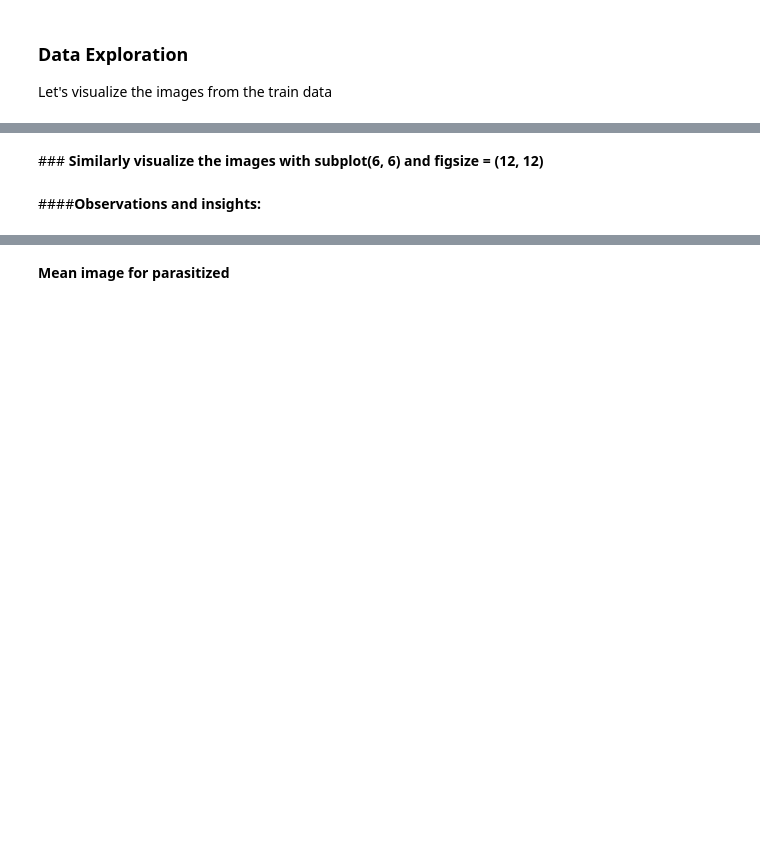
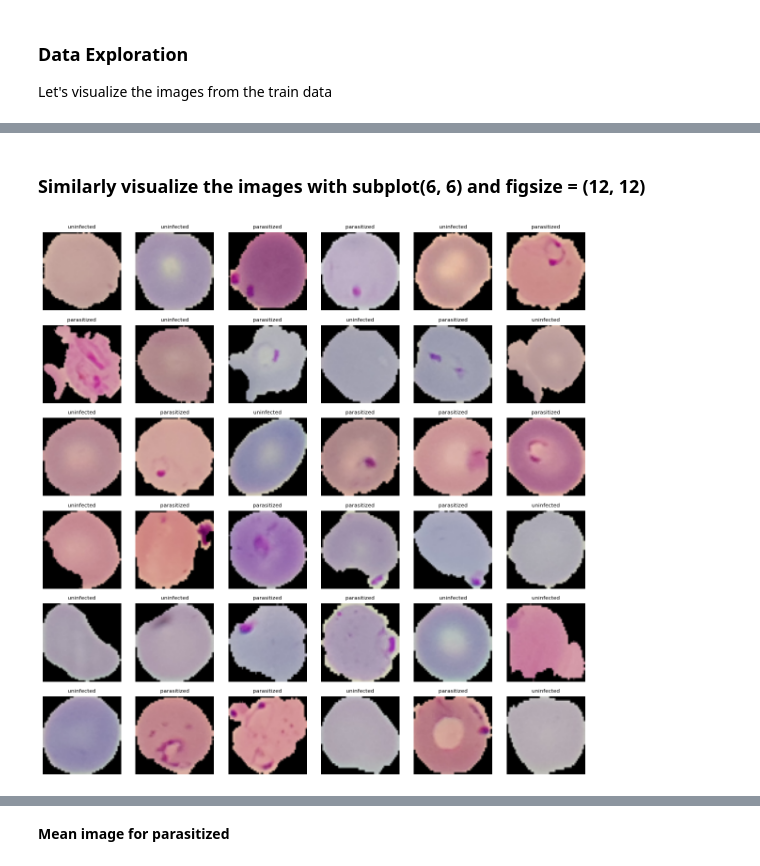
Before and after one commit to jasreman8/Malaria-Detection-Project, a Jupyter notebook: Malaria_Detection.ipynb, the cells around one changed output, grey strips where cells are left out. Saved outputs shown, nothing was run; the diff lists cells and outputs as text; code cells hidden in the pictures; blank space fills up the shorter version.

```diff
--- a/Malaria_Detection.ipynb
+++ b/Malaria_Detection.ipynb
@@ -277,8 +228,3 @@ Test label counts:
 Name: count, dtype: int64
 # %% [markdown]
 ### <b>Normalize the images
-# %%
-# Try to normalize the train and test images by dividing it by 255 and convert them to float32 using astype function
-train_images = (___________).astype('float32')
-
-test_images = (______________).astype('float32')
@@ -286,0 +231,6 @@ test_images = (______________).astype('float32')
+# %%
+train_images = train_images.astype('float32')/255.0
+test_images = test_images.astype('float32')/255.0
+
+print("Train images pixel range:", train_images.min(), "to", train_images.max())
+print("Test images pixel range:", test_images.min(), "to", test_images.max())
@@ -320,2 +374,2 @@ for n in range(1, 17):
 # %% [markdown]
-###<b> Similarly visualize the images with subplot(6, 6) and figsize = (12, 12)
+### <b> Similarly visualize the images with subplot(6, 6) and figsize = (12, 12)
@@ -324,2 +376,17 @@ for n in range(1, 17):
-# %% [markdown]
-####<b>Observations and insights:
+# %%
+np.random.seed(42)
+plt.figure(1, figsize=(12, 12))
+# 6 rows x 6 columns = 36 images
+for n in range(1, 37):
+    plt.subplot(6, 6, n)
+    index = int(np.random.randint(0, train_images.shape[0], 1))
+    if train_labels[index] == 1:
+        plt.title('parasitized', fontsize=8)
+    else:
+        plt.title('uninfected', fontsize=8)
+    plt.imshow(train_images[index])
+    plt.axis('off')
+plt.tight_layout()
+plt.show()
+# %% [output]
+[figure, added]
```
Also changed, not shown: parts of 178 cells of this notebook.
